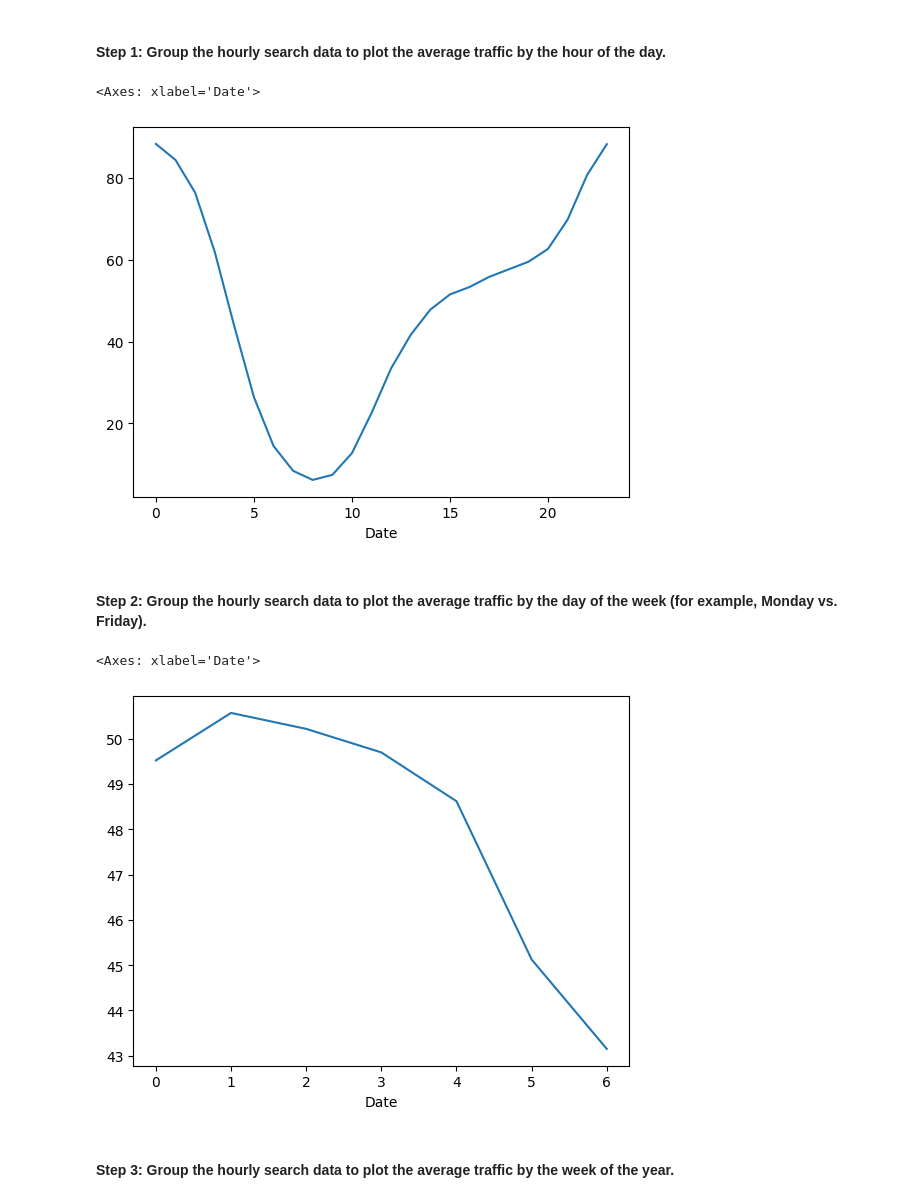
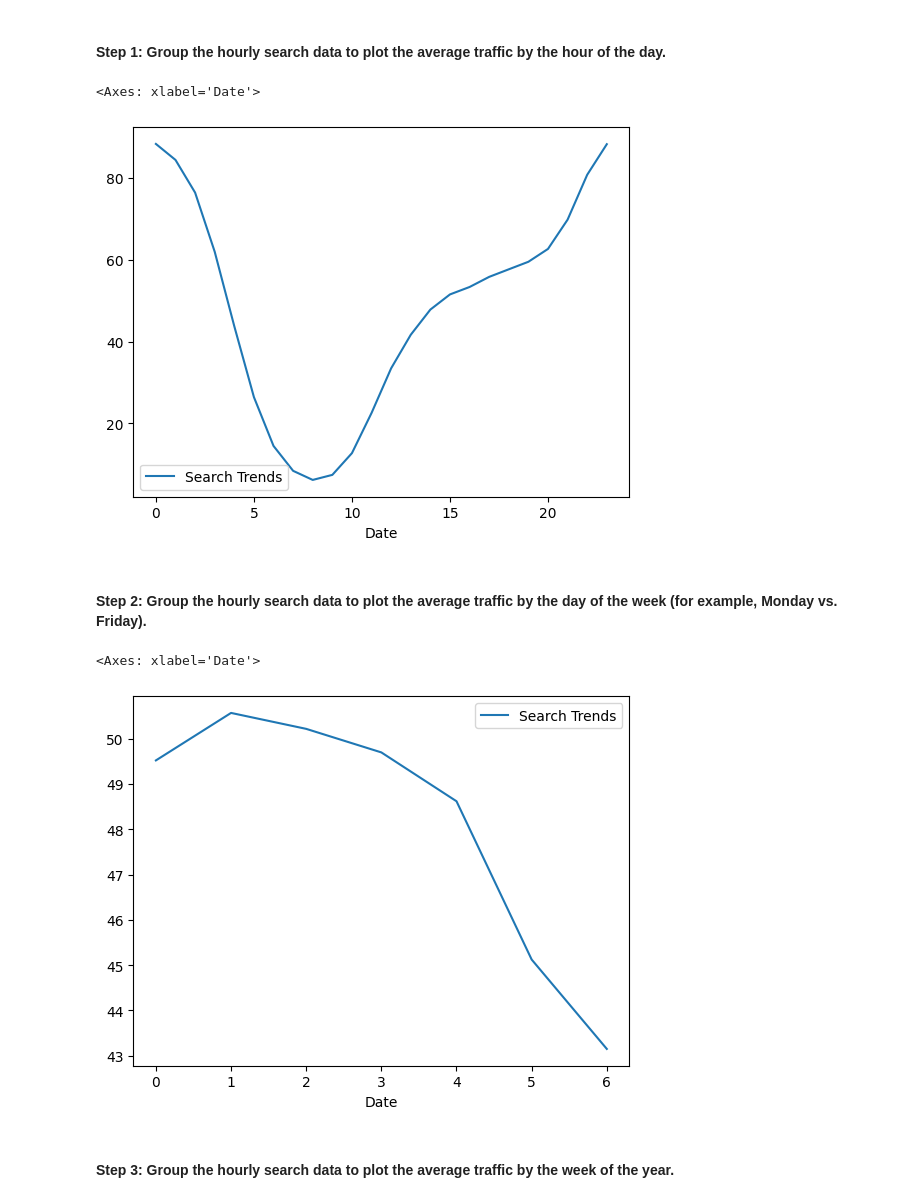
Before and after one commit to dmusili/prophet-challenge, a Jupyter notebook: forecasting_net_prophet.ipynb, the cells around one changed output. Cells and saved outputs as stored; diff of their text form; code cells hidden in the pictures.

```diff
--- a/forecasting_net_prophet.ipynb
+++ b/forecasting_net_prophet.ipynb
@@ -165,21 +164,21 @@ To that end, you want to mine the search traffic data for predictable seasonal p
 # %%
 # Group the hourly search data to plot the average traffic by the day of week
 monthly_searches_per_hour = df_mercado_trends["Search Trends"].groupby(by=[df_mercado_trends.index.hour]).mean()
 
-monthly_searches_per_hour.plot()
+monthly_searches_per_hour.plot(legend=True)
 # %% [output]
 <Axes: xlabel='Date'>
-[figure, old version]
+[figure, new version]
 # %% [markdown]
 #### Step 2: Group the hourly search data to plot the average traffic by the day of the week (for example, Monday vs. Friday).
 # %%
 # Group the hourly search data to plot the average traffic by the day of week
 monthly_searches_per_day_of_week = df_mercado_trends["Search Trends"].groupby(by=[df_mercado_trends.index.dayofweek]).mean()
 
-monthly_searches_per_day_of_week.plot()
+monthly_searches_per_day_of_week.plot(legend=True)
 # %% [output]
 <Axes: xlabel='Date'>
-[figure, old version]
+[figure, new version]
 # %% [markdown]
 #### Step 3: Group the hourly search data to plot the average traffic by the week of the year.
 # %%
```
Also changed, not shown: parts of 18 cells of this notebook.
